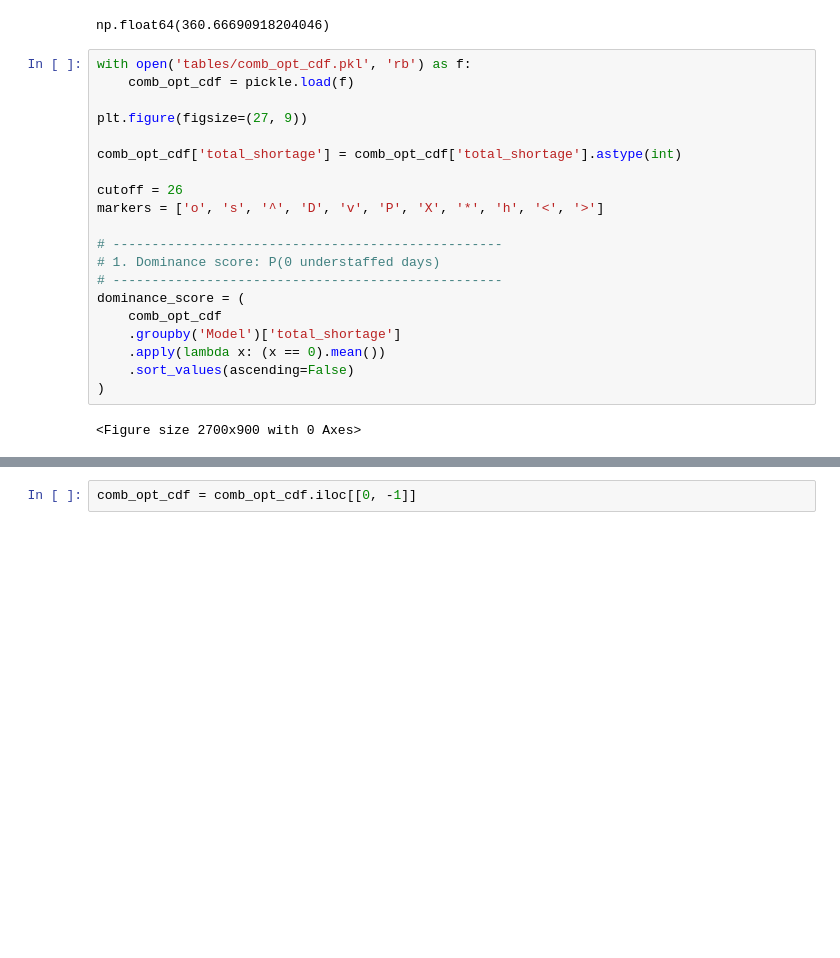
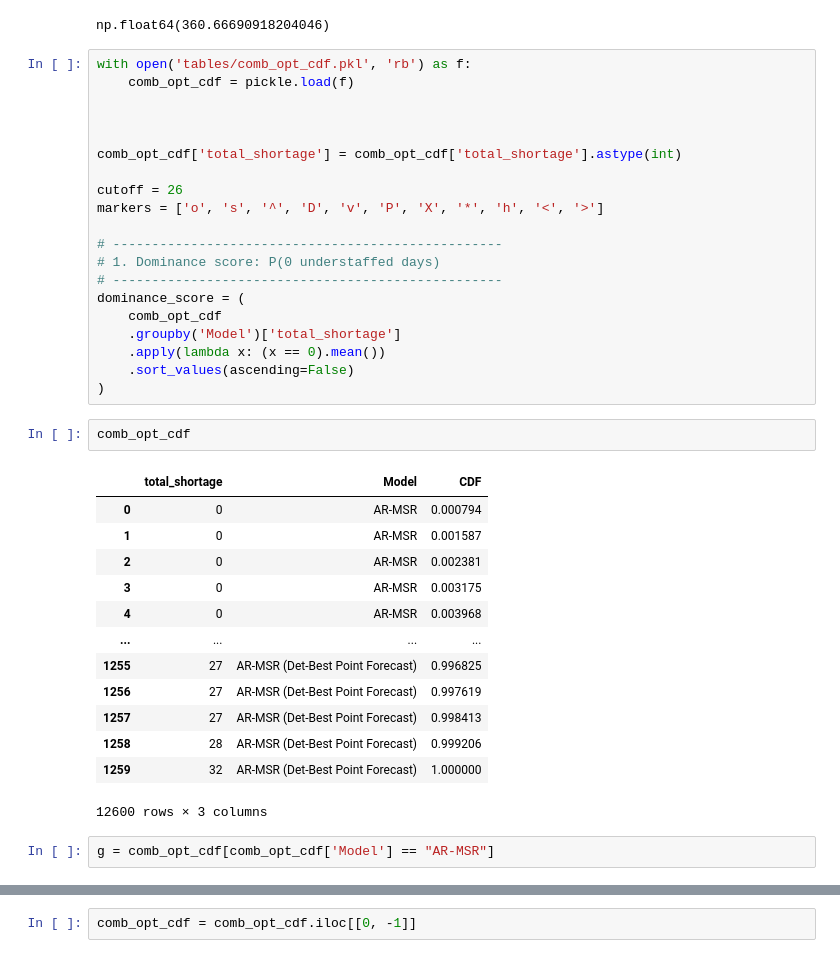
Before and after one commit to mustafaslanCoto/mustafaslanCoto.github.io, a Jupyter notebook: talks/qqf/example.ipynb, the cells around one changed output, grey strips where cells are left out. Cells and saved outputs as stored; diff of their text form; blank space fills up the shorter version.

```diff
--- a/talks/qqf/example.ipynb
+++ b/talks/qqf/example.ipynb
@@ -93,7 +93,7 @@ np.float64(360.66690918204046)
 with open('tables/comb_opt_cdf.pkl', 'rb') as f:
     comb_opt_cdf = pickle.load(f)
 
-plt.figure(figsize=(27, 9))
+
 
 comb_opt_cdf['total_shortage'] = comb_opt_cdf['total_shortage'].astype(int)
 
@@ -109,5 +109,21 @@ dominance_score = (
     .apply(lambda x: (x == 0).mean())
     .sort_values(ascending=False)
 )
-# %% [output]
-<Figure size 2700x900 with 0 Axes>
+# %%
+comb_opt_cdf
+# %% [output]
+|  | total_shortage | Model | CDF |
+| 0 | 0 | AR-MSR | 0.000794 |
+| 1 | 0 | AR-MSR | 0.001587 |
+| 2 | 0 | AR-MSR | 0.002381 |
+| 3 | 0 | AR-MSR | 0.003175 |
+| 4 | 0 | AR-MSR | 0.003968 |
+| ... | ... | ... | ... |
+| 1255 | 27 | AR-MSR (Det-Best Point Forecast) | 0.996825 |
+| 1256 | 27 | AR-MSR (Det-Best Point Forecast) | 0.997619 |
+| 1257 | 27 | AR-MSR (Det-Best Point Forecast) | 0.998413 |
+| 1258 | 28 | AR-MSR (Det-Best Point Forecast) | 0.999206 |
+| 1259 | 32 | AR-MSR (Det-Best Point Forecast) | 1.000000 |
+12600 rows × 3 columns
+# %%
+g = comb_opt_cdf[comb_opt_cdf['Model'] == "AR-MSR"]
```
Also changed, not shown: parts of 2 cells of this notebook, 4 other files.
